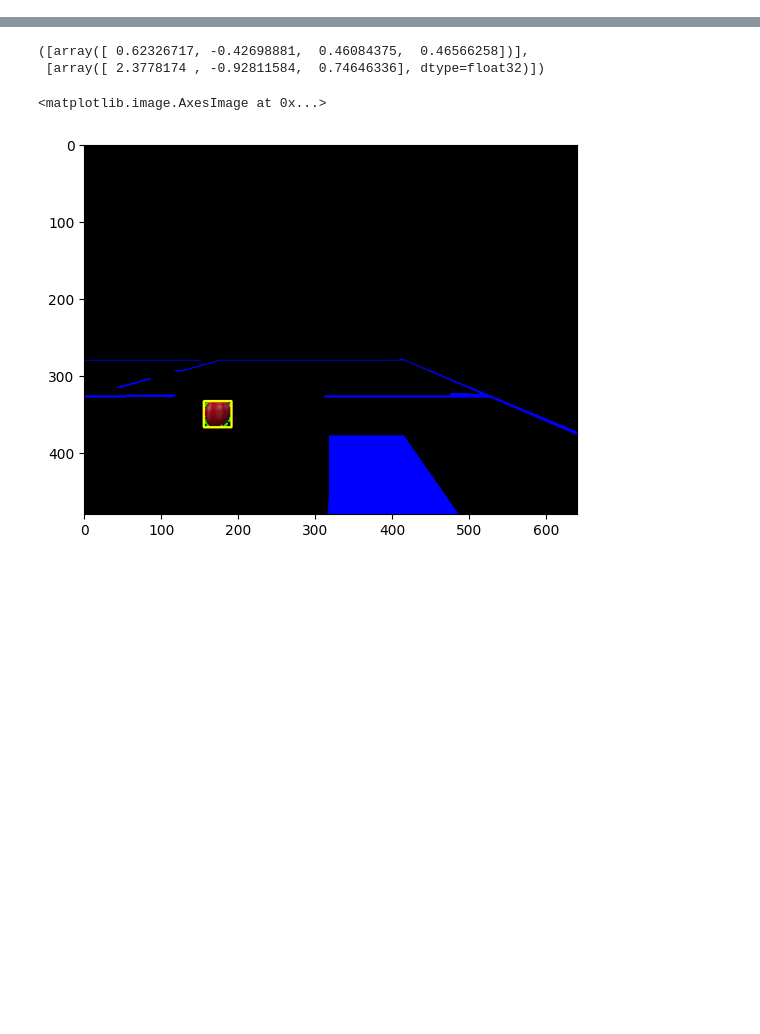
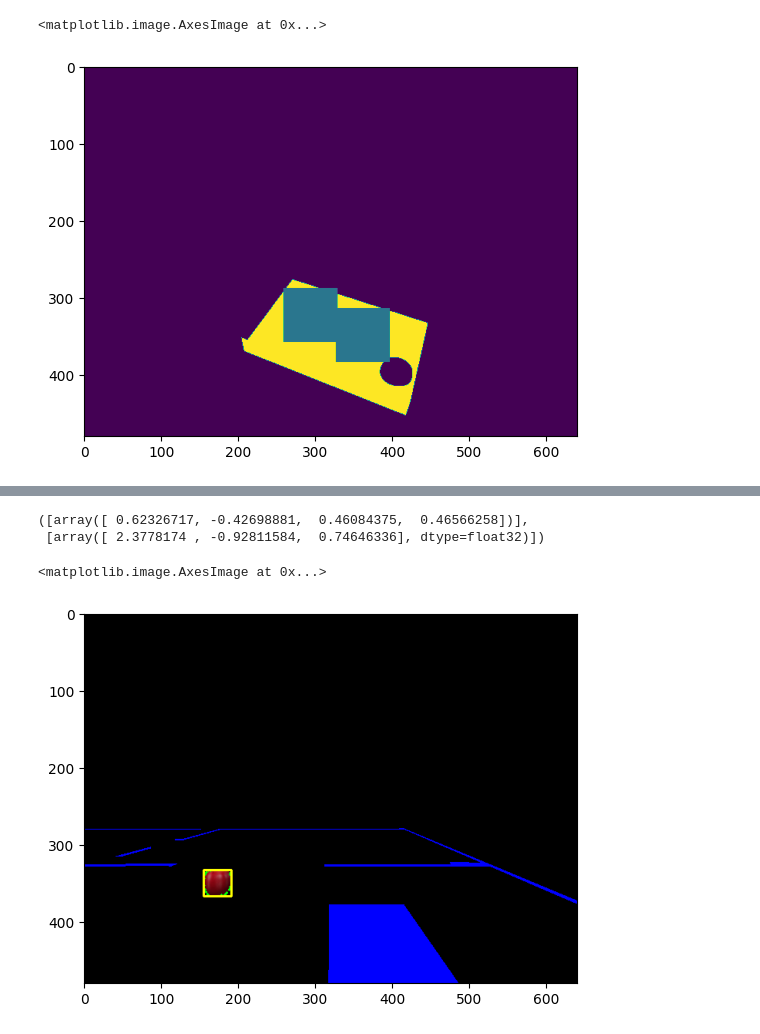
Before and after one commit to takeshi-pumas/catkin_extras, a Jupyter notebook: src/segmentation/scripts/Segmentator Explained by parts.ipynb, the cells around one changed output, grey strips where cells are left out. Drawn from its saved outputs; the diff is of its cells as text; code cells hidden in the pictures; blank space fills up the shorter version.

```diff
--- a/src/segmentation/scripts/Segmentator Explained by parts.ipynb
+++ b/src/segmentation/scripts/Segmentator Explained by parts.ipynb
@@ -79,0 +107,9 @@ higher=10000
+# %%
+xs,ys=np.where(binary_image==255 )[0] ,np.where(binary_image==255 )[1]
+for x,y  in zip(xs,ys):
+    if np.mean(binary_image[y-35:y+35,x-35:x+35]) >250:
+        binary_image[y-35:y+35,x-35:x+35]=100
+plt.imshow(binary_image)
+# %% [output]
+<matplotlib.image.AxesImage at 0x...>
+[figure, added]
```
Also changed, not shown: parts of 8 cells of this notebook, 4 other files.
